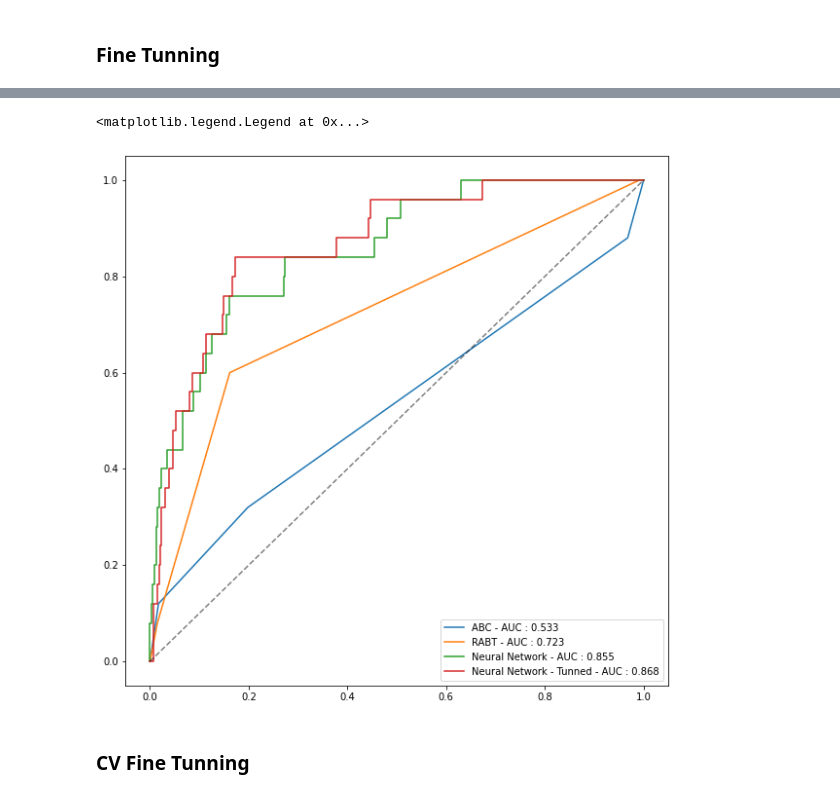
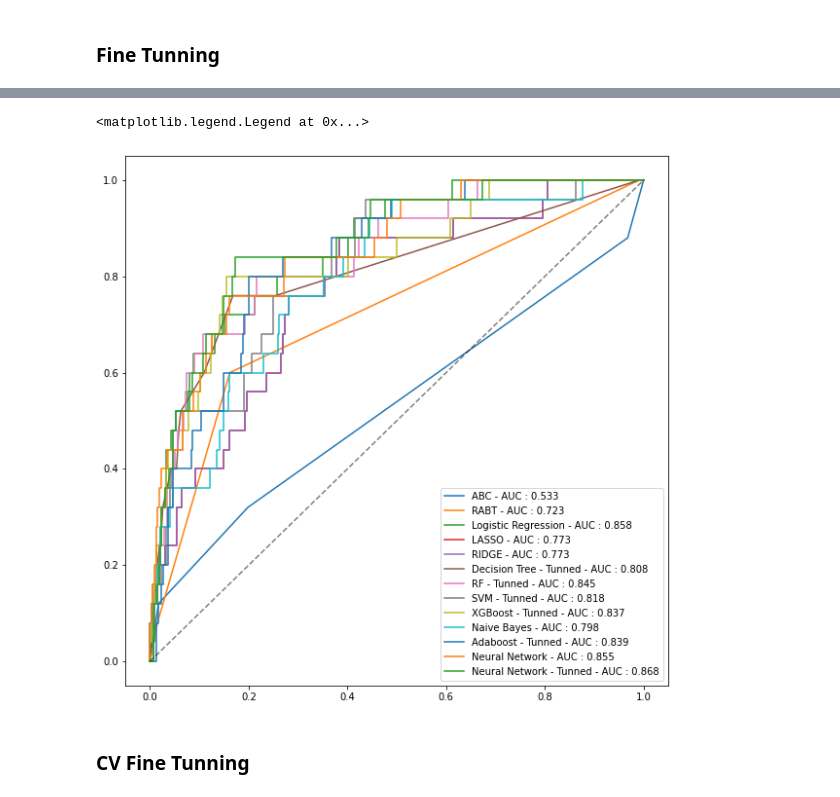
Before and after one commit to mtp-usc/mtp-usc.github.io, a Jupyter notebook: paper_results.ipynb, the cells around one changed output, grey strips where cells are left out. Cells and saved outputs as stored; diff of their text form; code cells hidden in the pictures.

Commit message:
model development for MTP prediction

```diff
--- a/paper_results.ipynb
+++ b/paper_results.ipynb
@@ -1035,8 +1000,8 @@ for depth in max_depths:
   for numberTrees in trees:
     model_ = RandomForestClassifier( max_depth = depth, random_state=0, n_estimators = int(numberTrees))
     model_.fit(X_train, y_train)
-    bestSensitivity, bestSpecificity, bestThr, aucValue, ppv, fpv, f1 = getMetrics(model_, xTest=X_test , yTest= y_test)
-    metric = ((1-bestSensitivity) ** 2 + (1-bestSpecificity)**2)**(1/2)
+    bestSensitivity, bestSpecificity, bestThr, aucValue, ppv, fpv, f1, metric = getMetrics(model_, xTest=X_test , yTest= y_test)
+
     if metric < bestMetric:
       bestMetric = metric
       bestModel = model_
@@ -1341,8 +1275,8 @@ for depth in max_depths:
   for lr in eta:
     model_ = XGBClassifier(objective= 'binary:logistic',seed=0, max_depth=depth, learning_rate = lr)
     model_.fit(X_train, y_train)
-    bestSensitivity, bestSpecificity, bestThr, aucValue, ppv, fpv, f1 = getMetrics(model_, xTest=X_test , yTest= y_test)
-    metric = ((1-bestSensitivity) ** 2 + (1-bestSpecificity)**2)**(1/2)
+    bestSensitivity, bestSpecificity, bestThr, aucValue, ppv, fpv, f1, metric = getMetrics(model_, xTest=X_test , yTest= y_test)
+
     if metric < bestMetric:
       bestMetric = metric
       bestModel = model_
@@ -1583,8 +1519,8 @@ for n_estimator in n_estimators:
 
     model_ = AdaBoostClassifier(base_estimator = estimator, n_estimators = int(n_estimator), random_state=0)
     model_.fit(X_train, y_train)
-    bestSensitivity, bestSpecificity, bestThr, aucValue, ppv, fpv, f1 = getMetrics(model_, xTest=X_test , yTest= y_test)
-    metric = ((1-bestSensitivity) ** 2 + (1-bestSpecificity)**2)**(1/2)
+    bestSensitivity, bestSpecificity, bestThr, aucValue, ppv, fpv, f1, metric = getMetrics(model_, xTest=X_test , yTest= y_test)
+
     if metric < bestMetric:
       bestMetric = metric
       bestModel = model_
@@ -1752,12 +1661,11 @@ for firstLayer in [10,9,8,7,6,5,4]:
   for secondLayer in [10,9,8,7,6,5,4]:
     for thirdLayer in [10,9,8,7,6,5,4]:
       for fourthLayer in [10,9,8,7,6,5,4]:
-        print(firstLayer, secondLayer, thirdLayer, fourthLayer)
         model_ = MLPClassifier(hidden_layer_sizes=(firstLayer, secondLayer, thirdLayer, fourthLayer), random_state=1, max_iter=300)
 
         model_.fit(X_train, y_train)
-        bestSensitivity, bestSpecificity, bestThr, aucValue, ppv, fpv, f1, distance = getMetrics(model_, xTest=X_test , yTest= y_test)
-        metric = ((1-bestSensitivity) ** 2 + (1-bestSpecificity)**2)**(1/2)
+        bestSensitivity, bestSpecificity, bestThr, aucValue, ppv, fpv, f1, metric = getMetrics(model_, xTest=X_test , yTest= y_test)
+
         if metric < bestMetric:
           bestMetric = metric
           bestModel = model_
@@ -1768,24 +1674,33 @@ MLPClassifier(hidden_layer_sizes=(4, 7, 6, 9), max_iter=300, random_state=1)
 # %%
 bestNN = MLPClassifier(hidden_layer_sizes=(4, 7, 6, 9), max_iter=300, random_state=1)
 
 bestNN.fit(X_train, y_train)
 y_probs_14_tunning = bestNN.predict_proba(X_test)[:,1]
 
 fpr_m14_tunning, tpr_m14_tunning, _ = roc_curve(y_test,  y_probs_14_tunning)
 
 auc_m14_tunning = auc(fpr_m14_tunning, tpr_m14_tunning)
 
 plt.figure(figsize=(10,10))
 plt.plot(fpr_ABC, tpr_ABC, label = f'ABC - AUC : {auc_ABC:.3f}')
 plt.plot(fpr_RABT, tpr_RABT, label = f'RABT - AUC : {auc_RABT:.3f}')
+plt.plot(fpr_m1, tpr_m1, label = f'Logistic Regression - AUC : {auc_m1:.3f}')
+plt.plot(fpr_m6, tpr_m6, label = f'LASSO - AUC : {auc_m6:.3f}')
+plt.plot(fpr_m7, tpr_m7, label = f'RIDGE - AUC : {auc_m7:.3f}')
+plt.plot(fpr_m8_tunning, tpr_m8_tunning, label = f'Decision Tree - Tunned - AUC : {auc_m8_tunning:.3f}')
+plt.plot(fpr_m9_tunning, tpr_m9_tunning, label = f'RF - Tunned - AUC : {auc_m9_tunning:.3f}')
+plt.plot(fpr_m10_tunning, tpr_m10_tunning, label = f'SVM - Tunned - AUC : {auc_m10_tunning:.3f}')
+plt.plot(fpr_m11_tunning, tpr_m11_tunning, label = f'XGBoost - Tunned - AUC : {auc_m11_tunning:.3f}')
+plt.plot(fpr_m12, tpr_m12, label = f'Naive Bayes - AUC : {auc_m12:.3f}')
+plt.plot(fpr_m13_tunning, tpr_m13_tunning, label = f'Adaboost - Tunned - AUC : {auc_m13_tunning:.3f}')
 plt.plot(fpr_m14, tpr_m14, label = f'Neural Network - AUC : {auc_m14:.3f}')
 plt.plot(fpr_m14_tunning, tpr_m14_tunning, label = f'Neural Network - Tunned - AUC : {auc_m14_tunning:.3f}')
 
 plt.plot([0,1],[0,1], '--', c = [0,0,0,0.5])
 plt.legend(loc='lower right')
 # %% [output]
 <matplotlib.legend.Legend at 0x...>
-[figure, old version]
+[figure, new version]
 # %% [markdown]
 ### CV Fine Tunning
 # %%
```
Also changed, not shown: parts of 31 cells of this notebook.
